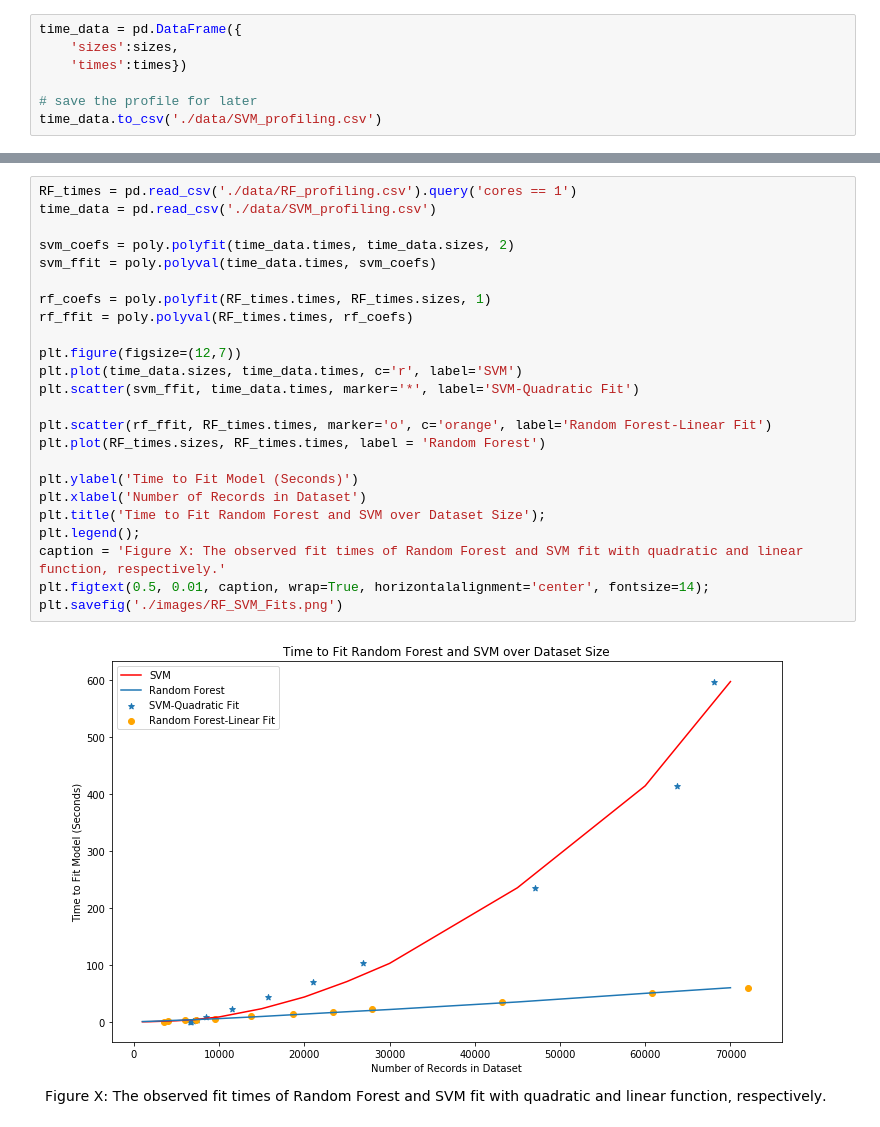
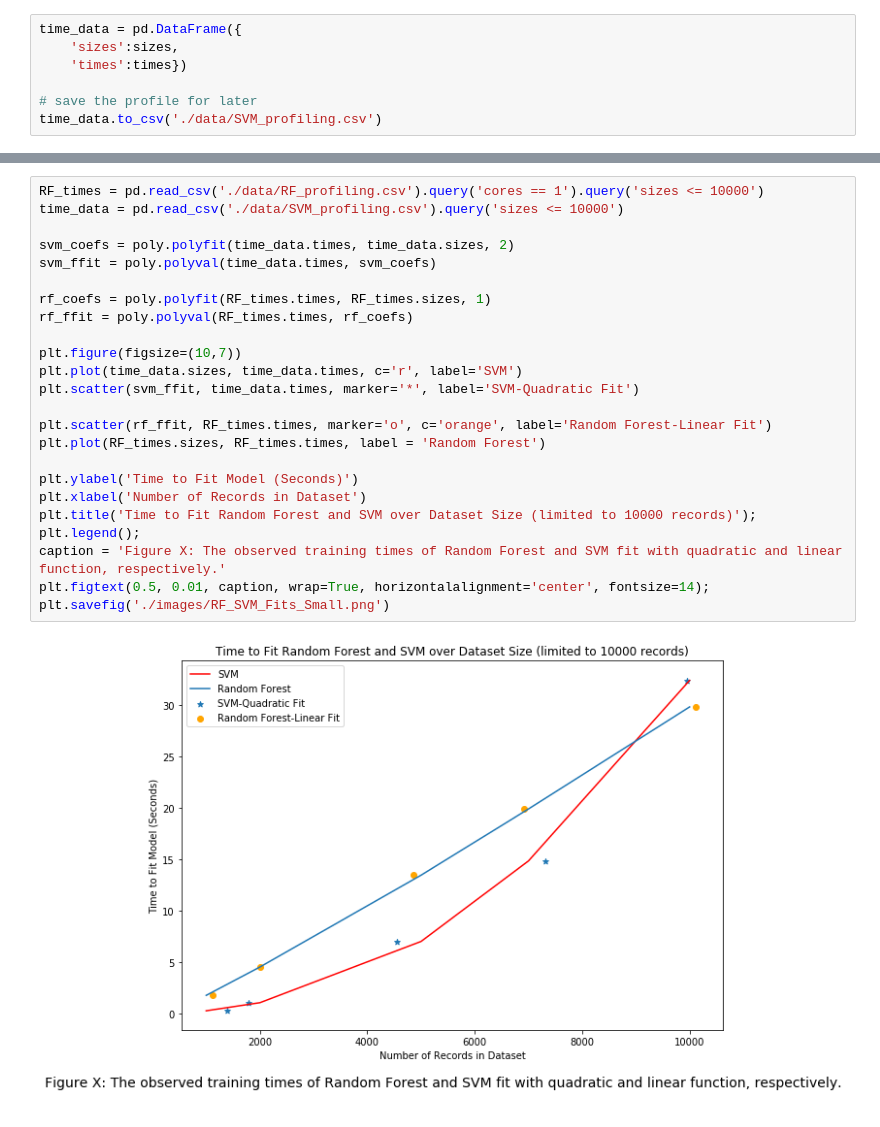
Before and after one commit to sjmiller8182/quant-the-world, a Jupyter notebook: case_study_4/RF_XGB_SVM.ipynb, the cells around one changed output, grey strips where cells are left out. Saved outputs shown, nothing was run; the diff lists cells and outputs as text.

```diff
--- a/case_study_4/RF_XGB_SVM.ipynb
+++ b/case_study_4/RF_XGB_SVM.ipynb
@@ -625,26 +1007,26 @@ time_data.to_csv('./data/SVM_profiling.csv')
 # %%
-RF_times = pd.read_csv('./data/RF_profiling.csv').query('cores == 1')
-time_data = pd.read_csv('./data/SVM_profiling.csv')
+RF_times = pd.read_csv('./data/RF_profiling.csv').query('cores == 1').query('sizes <= 10000')
+time_data = pd.read_csv('./data/SVM_profiling.csv').query('sizes <= 10000')
 
 svm_coefs = poly.polyfit(time_data.times, time_data.sizes, 2)
 svm_ffit = poly.polyval(time_data.times, svm_coefs)
 
 rf_coefs = poly.polyfit(RF_times.times, RF_times.sizes, 1)
 rf_ffit = poly.polyval(RF_times.times, rf_coefs)
 
-plt.figure(figsize=(12,7))
+plt.figure(figsize=(10,7))
 plt.plot(time_data.sizes, time_data.times, c='r', label='SVM')
 plt.scatter(svm_ffit, time_data.times, marker='*', label='SVM-Quadratic Fit')
 
 plt.scatter(rf_ffit, RF_times.times, marker='o', c='orange', label='Random Forest-Linear Fit')
 plt.plot(RF_times.sizes, RF_times.times, label = 'Random Forest')
 
 plt.ylabel('Time to Fit Model (Seconds)')
 plt.xlabel('Number of Records in Dataset')
-plt.title('Time to Fit Random Forest and SVM over Dataset Size');
+plt.title('Time to Fit Random Forest and SVM over Dataset Size (limited to 10000 records)');
 plt.legend();
-caption = 'Figure X: The observed fit times of Random Forest and SVM fit with quadratic and linear function, respectively.'
+caption = 'Figure X: The observed training times of Random Forest and SVM fit with quadratic and linear function, respectively.'
 plt.figtext(0.5, 0.01, caption, wrap=True, horizontalalignment='center', fontsize=14);
-plt.savefig('./images/RF_SVM_Fits.png')
+plt.savefig('./images/RF_SVM_Fits_Small.png')
 # %% [output]
-[figure, old version]
+[figure, new version]
```
Also changed, not shown: parts of 77 cells of this notebook, 5 other files.
